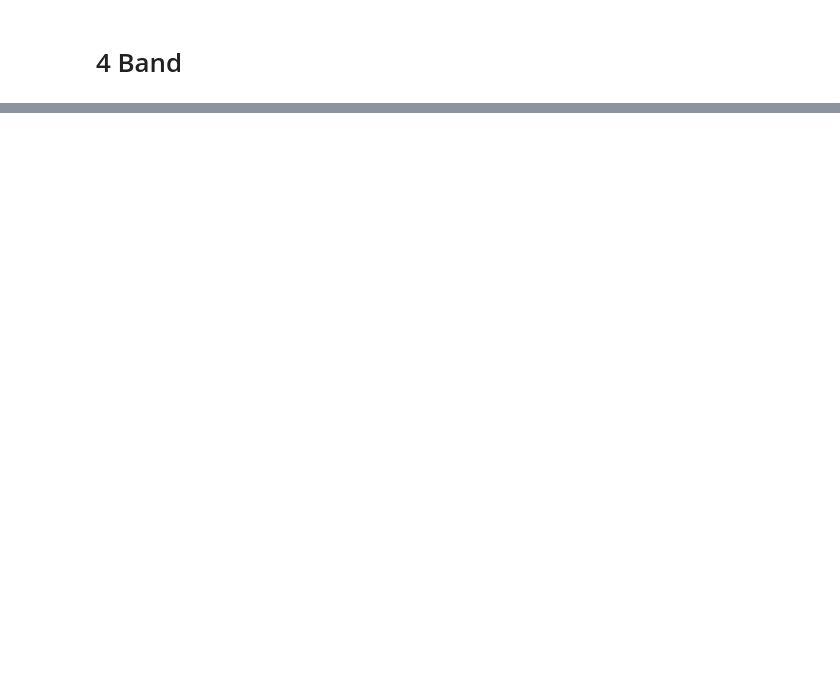
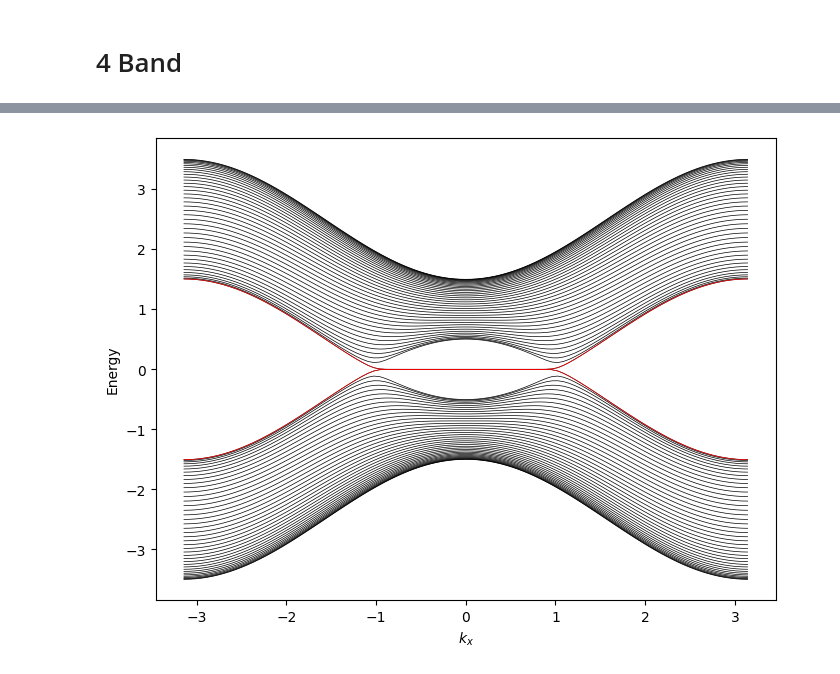
Before and after one commit to gehadibany/topological-phases, a Jupyter notebook: base_codes.ipynb, the cells around one changed output, grey strips where cells are left out. Drawn from its saved outputs; the diff is of its cells as text; code cells hidden in the pictures; blank space fills up the shorter version.

```diff
--- a/base_codes.ipynb
+++ b/base_codes.ipynb
@@ -815,0 +816,61 @@ plt.show()
+# %%
+mp = 0.1
+tp = 0
+
+g1 = 0.5
+g2 = -0.5
+
+# tensor product constants from MCI
+hp_constant = mp*(tau_z*sigma_z+ tau_z*I2+tau_0*sigma_z+tau_x*sigma_z+tau_y*I2)
+hp = 2*tp*np.cos(kx)*tau_y*sigma_y
+
+t_matrix = np.array ([[1,1],[1,1],[1,1]],dtype=complex)
+#t_matrix = np.zeros ((3,2),dtype=complex)
+#t_matrix [0][0], t_matrix [1][0], t_matrix [2][0] =1,1,1
+#t_matrix [0][1], t_matrix [1][1], t_matrix [2][1] =1,1,1
+
+# tensor product
+H_P1 = t_matrix[0][0]*np.sin(kx)*tau_x+t_matrix[1][0]*np.sin(ky)*tau_y+t_matrix[2][0]*(2+g1-np.cos(kx)-np.cos(ky)-np.cos(kz))*tau_z+hp_constant + hp
+H_P2 = -t_matrix[0][1]*np.sin(kx)*sigma_x+t_matrix[1][1]*np.sin(ky)*sigma_y-t_matrix[2][1]*(2+g2-np.cos(kx)-np.cos(ky)-np.cos(kz))*sigma_z+hp_constant + hp
+
+#OBC in x direction
+
+L = 40
+kzs = np.linspace(-np.pi,np.pi, 99)
+ky = 0
+
+
+#Slab spectra
+#Hamiltonian and diagonalization
+P1_eigvals_oc_vs_kz = []
+for kz in kzs:
+    H_P10 = t_matrix[1][0]*np.sin(ky)*tau_y+t_matrix[2][0]*(2+g1-np.cos(ky)-np.cos(kz))*tau_z#+hp_constant + hp
+    V_P10 = t_matrix[0][0]*(-1j/2)*tau_x-t_matrix[2][0]*(1/2)*tau_z
+
+    HP1_open = np.zeros((2*L, 2*L), dtype=complex)
+    for i in range(L):
+        HP1_open[2*i:2*i+2, 2*i:2*i+2] = H_P10
+        if i < L - 1:
+            HP1_open[2*i:2*i+2, 2*(i+1):2*(i+1)+2] = V_P10
+            HP1_open[2*(i+1):2*(i+1)+2, 2*i:2*i+2] = V_P10.conj().T
+
+    P1_eigenvals_oc = np.linalg.eigvalsh(HP1_open)
+    P1_eigvals_oc_vs_kz.append(P1_eigenvals_oc)
+
+
+P1_eigvals_oc_vs_kz = np.array(P1_eigvals_oc_vs_kz).T
+
+#Plot
+plt.figure(figsize=(8,6))
+for band in P1_eigvals_oc_vs_kz:
+    plt.plot(kzs, band, color='black', linewidth=0.5)
+
+mid = L
+for b in [mid-1, mid]:
+    plt.plot(kzs, P1_eigvals_oc_vs_kz[b], color='red', linewidth =0.5)
+
+plt.xlabel('$k_x$')
+plt.ylabel('Energy')
+plt.show()
+# %% [output]
+[figure, added]
```
Also changed, not shown: parts of 23 cells of this notebook.
